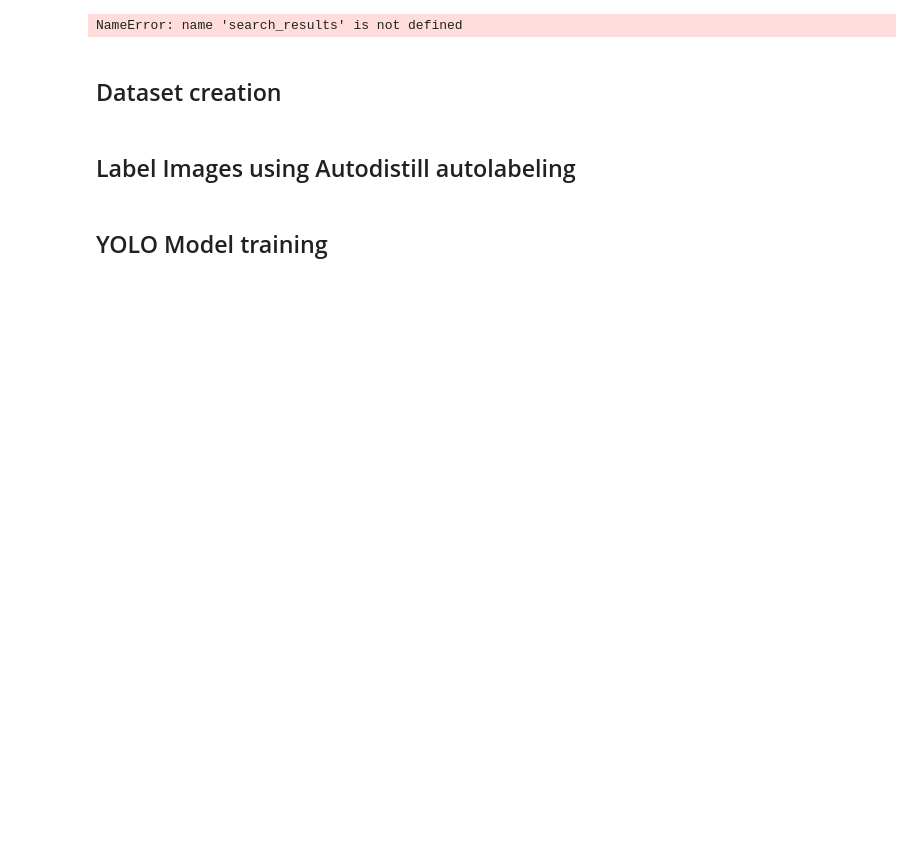
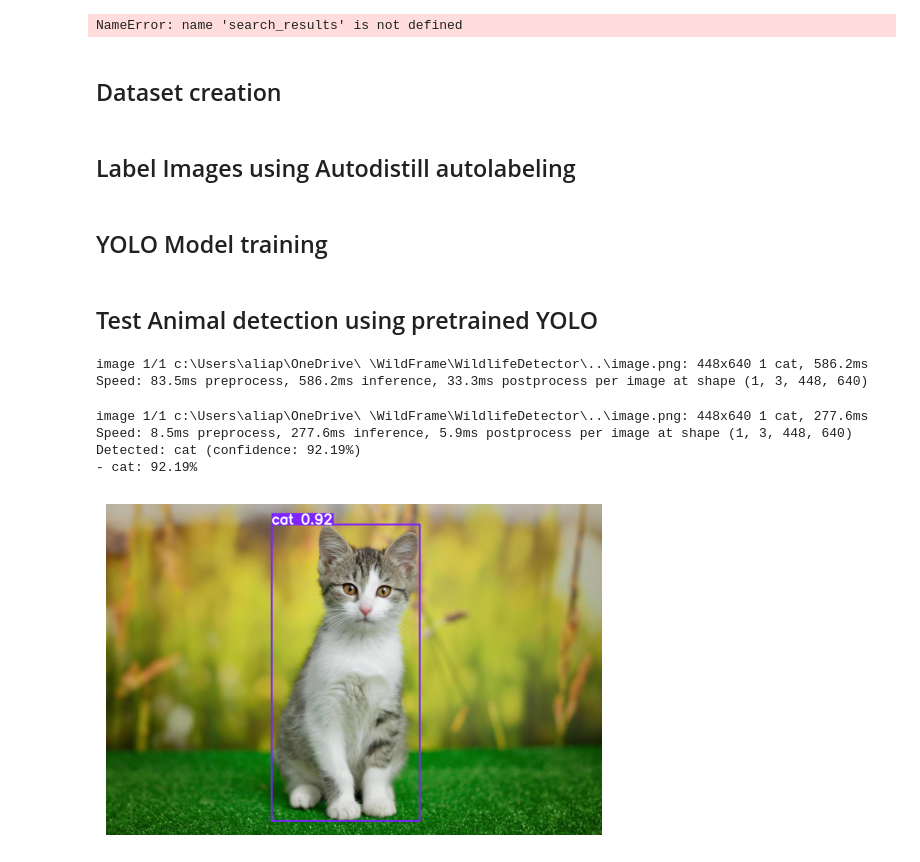
Before and after one commit to MykolaBiron/WildFrame, a Jupyter notebook: WildlifeDetector/yolo_detector.ipynb, the cells around one changed output. Cells and saved outputs as stored; diff of their text form; code cells hidden in the pictures; blank space fills up the shorter version.

Commit message:
add yolo utils methods

```diff
--- a/WildlifeDetector/yolo_detector.ipynb
+++ b/WildlifeDetector/yolo_detector.ipynb
@@ -199,3 +146,53 @@ if os.path.exists("yolov8n.pt"):
 # 3. Load and train
 model = YOLO("yolov8n.pt")
 model.train(data="/content/dataset/data.yaml", epochs=50, imgsz=640)
+# %% [markdown]
+## Test Animal detection using pretrained YOLO
+# %%
+model = YOLO("yolov8s.pt")
+# %%
+results = model.predict("../image.png")
+# %% [output]
+image 1/1 c:\Users\aliap\OneDrive\ \WildFrame\WildlifeDetector\..\image.png: 448x640 1 cat, 586.2ms
+Speed: 83.5ms preprocess, 586.2ms inference, 33.3ms postprocess per image at shape (1, 3, 448, 640)
+# %%
+# Run prediction
+results = model.predict("../image.png")
+
+# Get the first result (if multiple images, iterate through results)
+result = results[0]
+
+# Check if any objects were detected
+if len(result.boxes) > 0:
+    # Get the first detected object
+    box = result.boxes[0]
+
+    # Get class ID and name
+    class_id = int(box.cls[0])
+    class_name = result.names[class_id]  # Animal name
+
+    # Get confidence score
+    confidence = float(box.conf[0])
+
+    print(f"Detected: {class_name} (confidence: {confidence:.2%})")
+
+    # Get all detections
+    for box in result.boxes:
+        class_id = int(box.cls[0])
+        animal = result.names[class_id]
+        conf = float(box.conf[0])
+        print(f"- {animal}: {conf:.2%}")
+else:
+    print("No animals detected")
+
+# Visualize with bounding boxes
+annotated_image = result.plot()  # Returns image with boxes drawn
+plt.imshow(cv2.cvtColor(annotated_image, cv2.COLOR_BGR2RGB))
+plt.axis('off')
+plt.show()
+# %% [output]
+image 1/1 c:\Users\aliap\OneDrive\ \WildFrame\WildlifeDetector\..\image.png: 448x640 1 cat, 277.6ms
+Speed: 8.5ms preprocess, 277.6ms inference, 5.9ms postprocess per image at shape (1, 3, 448, 640)
+Detected: cat (confidence: 92.19%)
+- cat: 92.19%
+[figure, added]
```
Also changed, not shown: parts of 8 cells of this notebook, 11 other files.
